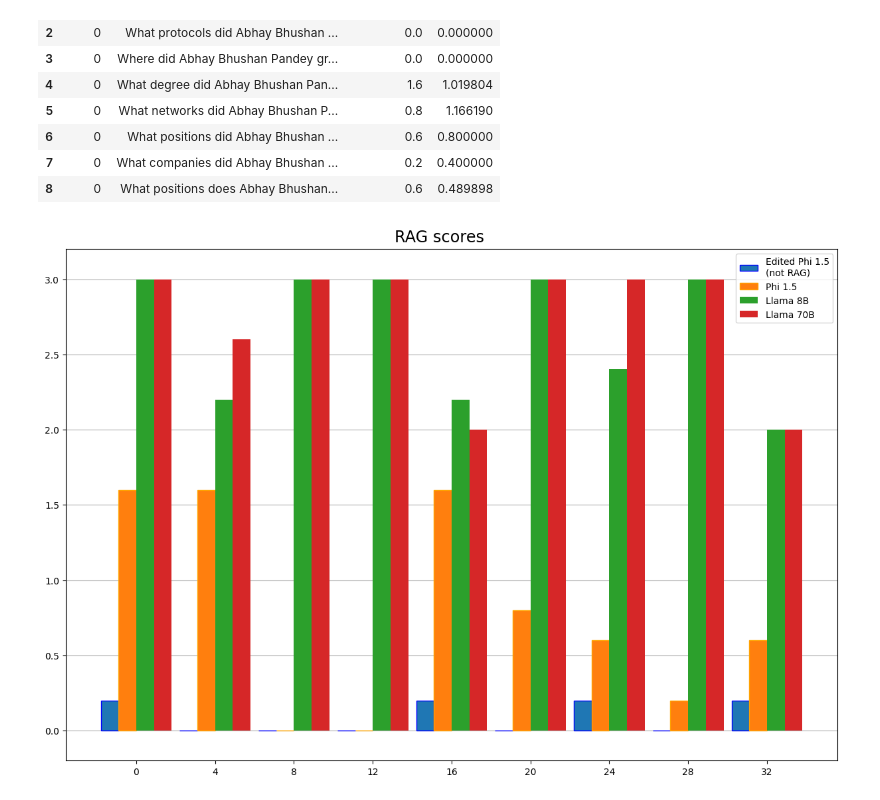
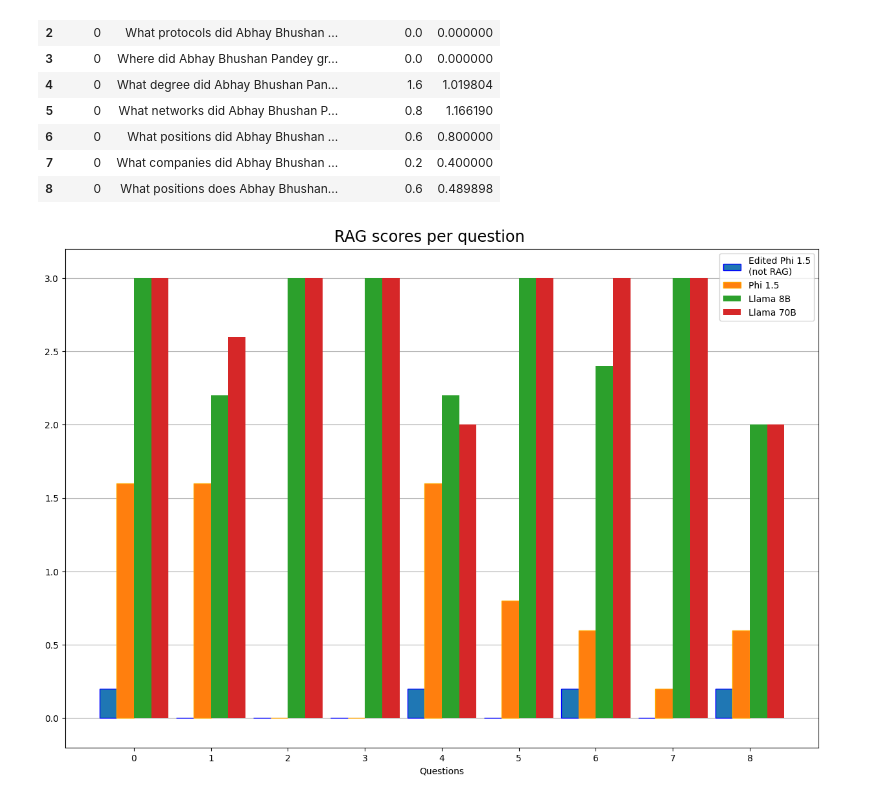
Before and after one commit to eduseiti/llm_editing_evaluation, a Jupyter notebook: factual_associations/plot_3_step_results.ipynb, the cells around one changed output. Saved outputs shown, nothing was run; the diff lists cells and outputs as text; code cells hidden in the pictures.

```diff
--- a/factual_associations/plot_3_step_results.ipynb
+++ b/factual_associations/plot_3_step_results.ipynb
@@ -434,26 +472,30 @@ rag_results['phi_scores_df']
 # %%
 fig = plt.figure(figsize=[15, 10])
 
-fig.suptitle("RAG scores", y=0.91, fontsize='xx-large')
+fig.suptitle("RAG scores per question", y=0.91, fontsize='xx-large')
 
 plt.grid(axis='y')
 
 width = 0.9
 indices = np.arange(rag_results['phi_scores_df'].shape[0]) * 4
 
 plt.bar(indices - width * 1.5, facts_results['edit_text_scores_df']['mean_score'], width, edgecolor='blue', zorder=3)
 plt.bar(indices - width * 0.5, rag_results['phi_scores_df']['mean_score'], width, edgecolor='orange', zorder=3)
 plt.bar(indices + width * 0.5, rag_results['llama8_scores_df']['mean_score'], width, zorder=3)
 plt.bar(indices + width * 1.5, rag_results['llama70_scores_df']['mean_score'], width, zorder=3)
 
-plt.xticks(indices, zorder=0)
+plt.xticks(indices, range(0, 9), zorder=0)
 
 ax = plt.gca()
 
 ax.set_ylim(-0.2, 3.2)
 
 plt.legend(labels=["Edited Phi 1.5\n(not RAG)", "Phi 1.5", "Llama 8B", "Llama 70B"])
 
+plt.xlabel("Questions")
+
+plt.savefig("data/rag_scores_20240626.png")
+
 plt.show()
 # %% [output]
-[figure, old version]
+[figure, new version]
```
Also changed, not shown: parts of 4 cells of this notebook.
